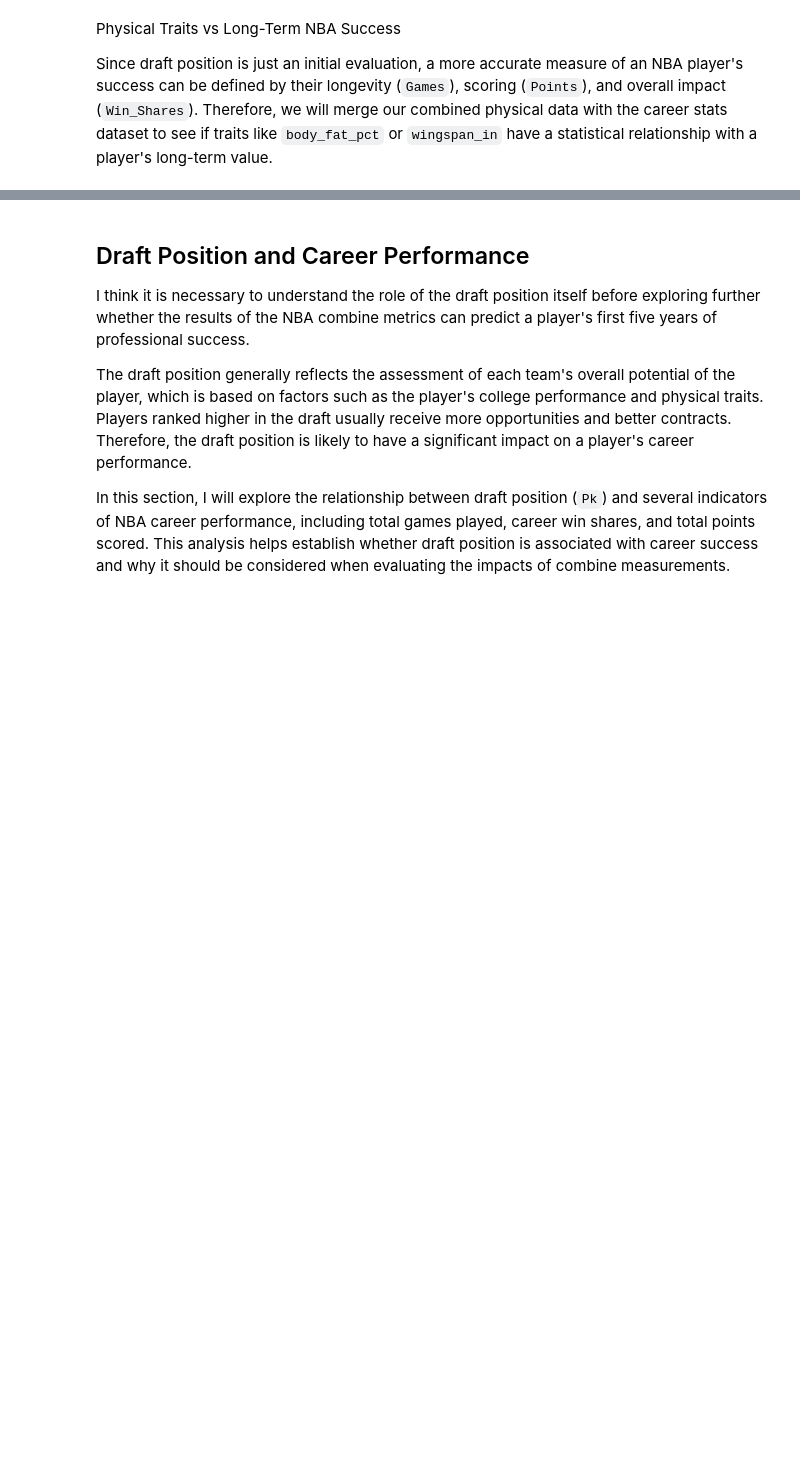
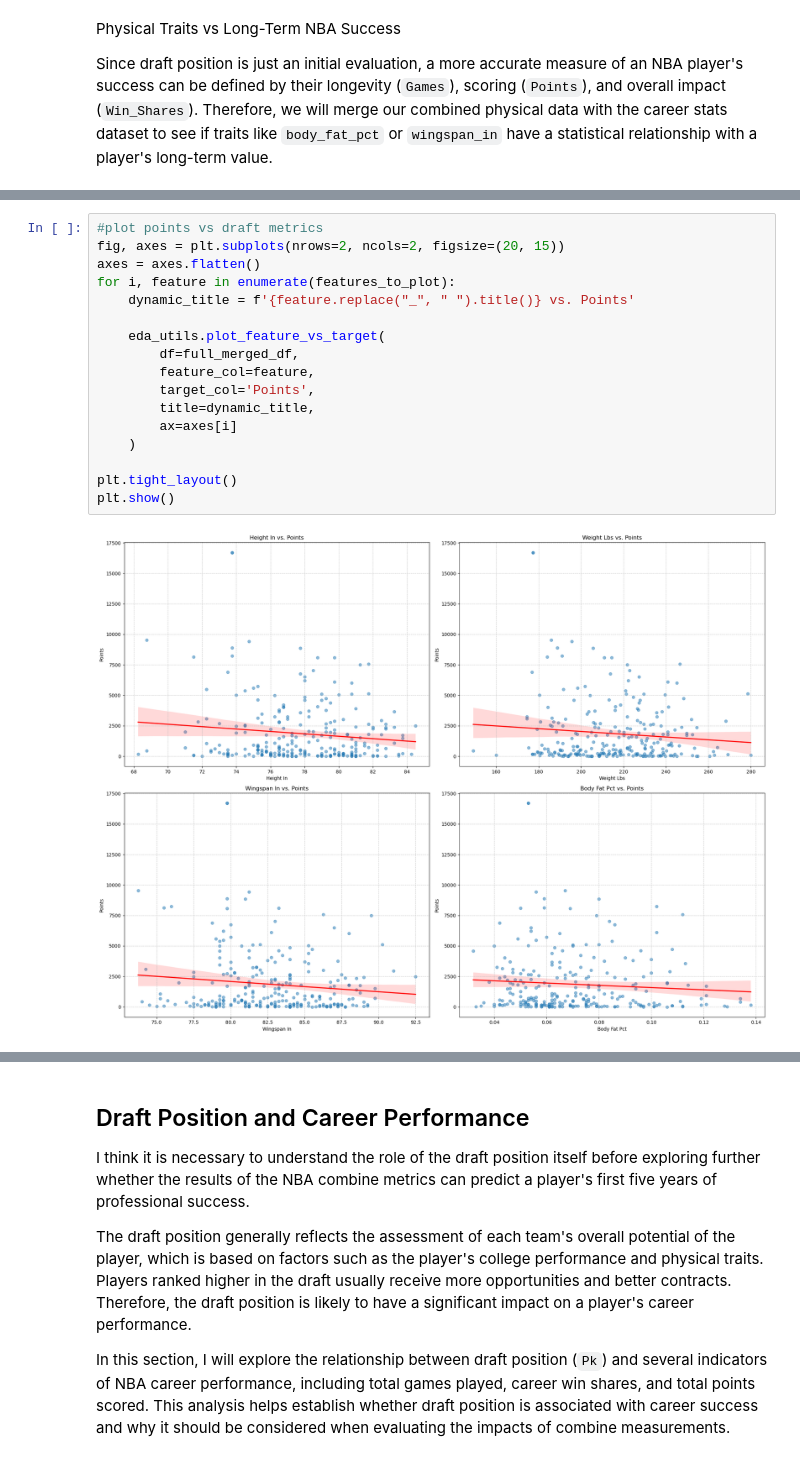
Before and after one commit to COGS108/Group010_WI26, a Jupyter notebook: 02-EDACheckpoint.ipynb, the cells around one changed output, grey strips where cells are left out. Cells and saved outputs as stored; diff of their text form; blank space fills up the shorter version.

```diff
--- a/02-EDACheckpoint.ipynb
+++ b/02-EDACheckpoint.ipynb
@@ -720,0 +767,19 @@ Since draft position is just an initial evaluation, a more accurate  measure of
+# %%
+#plot points vs draft metrics
+fig, axes = plt.subplots(nrows=2, ncols=2, figsize=(20, 15))
+axes = axes.flatten()
+for i, feature in enumerate(features_to_plot):
+    dynamic_title = f'{feature.replace("_", " ").title()} vs. Points'
+
+    eda_utils.plot_feature_vs_target(
+        df=full_merged_df,
+        feature_col=feature,
+        target_col='Points',
+        title=dynamic_title,
+        ax=axes[i]
+    )
+
+plt.tight_layout()
+plt.show()
+# %% [output]
+[figure, added]
```
Also changed, not shown: parts of 10 cells of this notebook.
